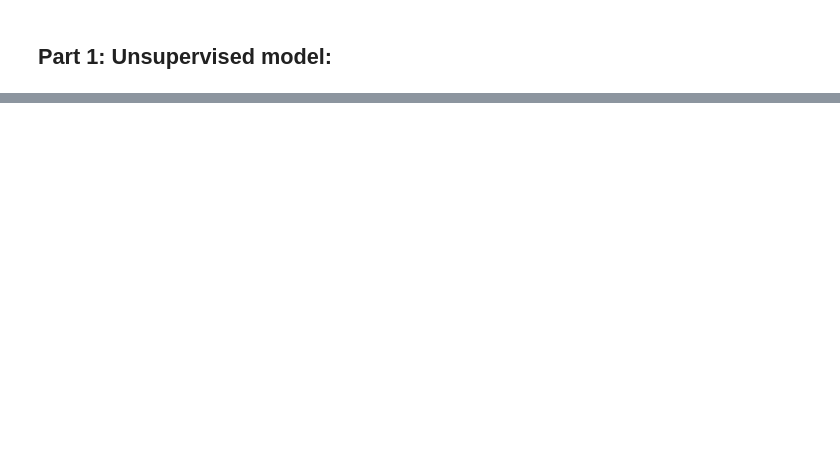
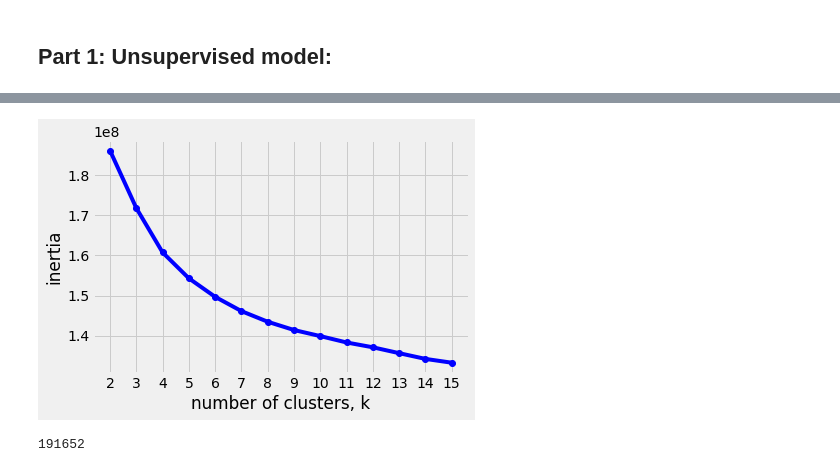
Before and after one commit to meysamhadigheh/Udacity-Arvato-Capstone-Project, a Jupyter notebook: 1_Unsupervised model and Get to know data.ipynb, the cells around one changed output, grey strips where cells are left out. Saved outputs shown, nothing was run; the diff lists cells and outputs as text; code cells hidden in the pictures; blank space fills up the shorter version.

```diff
--- a/1_Unsupervised model and Get to know data.ipynb
+++ b/1_Unsupervised model and Get to know data.ipynb
@@ -417,0 +498,18 @@ diff.head(20).sort_values(['delta'], ascending = False)
+# %%
+#to find optimal number of clusters we use kmeans in this step
+# our model fit with the range that we get it then we have to plot elbow and choose the number of cluster that suit our data
+kmeans_range = range(2, 16)
+
+inertias = []
+for k in kmeans_range:
+
+    # Create a KMeans and set init for kmeans++ and random state 42
+    kmeans = KMeans(n_clusters=k,init='k-means++', random_state = 42)
+
+    # Fit kmeans with sample of azdias dataframe
+    kmeans.fit(azdias_with_pca[:, :125])
+
+
+    inertias.append(kmeans.inertia_)
+
+    print(inertias[k-2])
@@ -417,0 +531,12 @@ diff.head(20).sort_values(['delta'], ascending = False)
+# %%
+plt.plot(kmeans_range, inertias, '-o', color='blue')
+
+plt.xlabel('number of clusters, k')
+
+plt.ylabel('inertia')
+
+plt.xticks(kmeans_range)
+
+plt.show()
+# %% [output]
+[figure, added]
@@ -417,0 +561,4 @@ diff.head(20).sort_values(['delta'], ascending = False)
+# %%
+np.prod(customers_clusters.shape)
+# %% [output]
+191652
```
Also changed, not shown: parts of 98 cells of this notebook, 3 other files.
